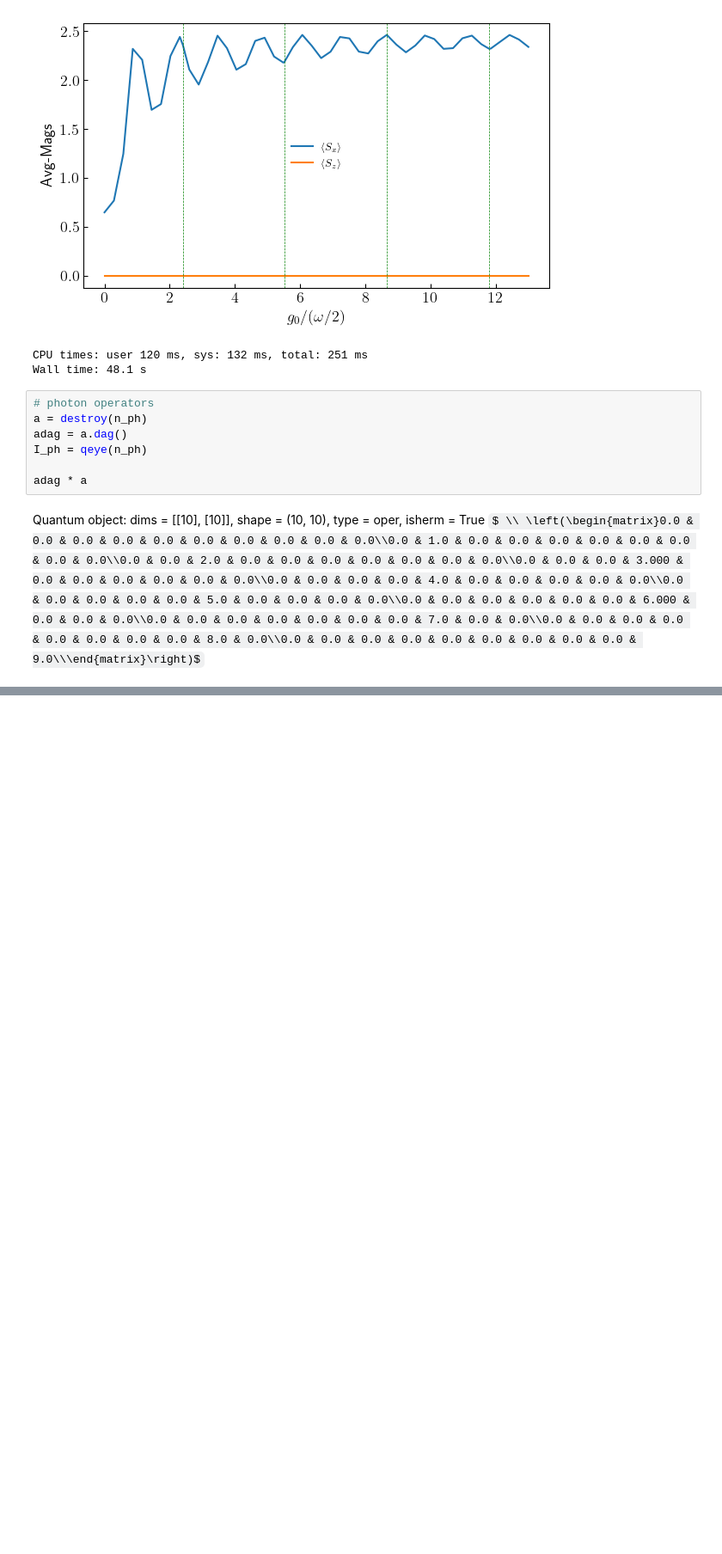
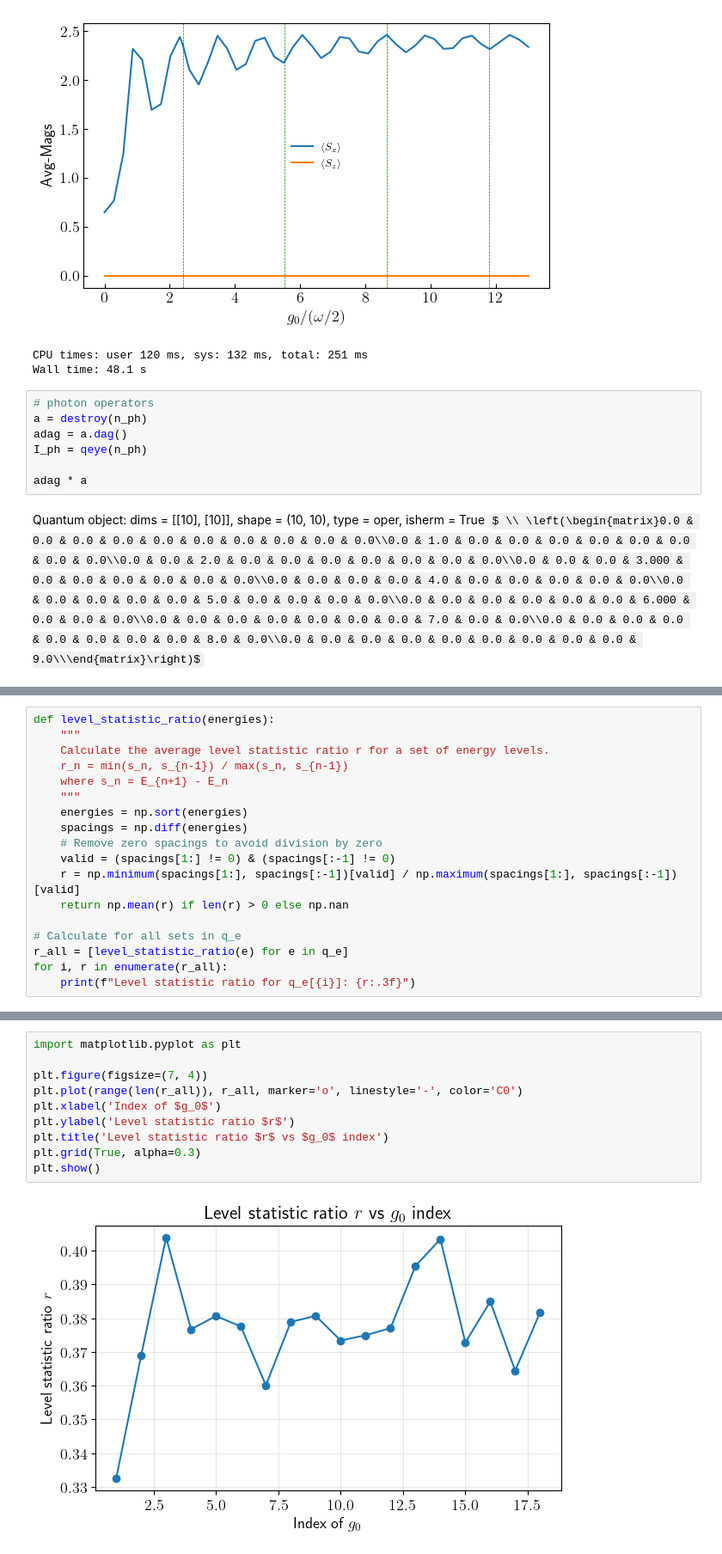
Before and after one commit to rahmahi/DMBL-Engine, a Jupyter notebook: Codes/transverse_photonic_time_evolve_pT.ipynb, the cells around one changed output, grey strips where cells are left out. Shown: that part at 86% size. Drawn from its saved outputs; the diff is of its cells as text; some formulas as TeX source; blank space fills up the shorter version.

```diff
--- a/Codes/transverse_photonic_time_evolve_pT.ipynb
+++ b/Codes/transverse_photonic_time_evolve_pT.ipynb
@@ -913,0 +1326,18 @@ Wall time: 29.3 s
+# %%
+def level_statistic_ratio(energies):
+    """
+    Calculate the average level statistic ratio r for a set of energy levels.
+    r_n = min(s_n, s_{n-1}) / max(s_n, s_{n-1})
+    where s_n = E_{n+1} - E_n
+    """
+    energies = np.sort(energies)
+    spacings = np.diff(energies)
+    # Remove zero spacings to avoid division by zero
+    valid = (spacings[1:] != 0) & (spacings[:-1] != 0)
+    r = np.minimum(spacings[1:], spacings[:-1])[valid] / np.maximum(spacings[1:], spacings[:-1])[valid]
+    return np.mean(r) if len(r) > 0 else np.nan
+
+# Calculate for all sets in q_e
+r_all = [level_statistic_ratio(e) for e in q_e]
+for i, r in enumerate(r_all):
+    print(f"Level statistic ratio for q_e[{i}]: {r:.3f}")
@@ -913,0 +1364,12 @@ Wall time: 29.3 s
+# %%
+import matplotlib.pyplot as plt
+
+plt.figure(figsize=(7, 4))
+plt.plot(range(len(r_all)), r_all, marker='o', linestyle='-', color='C0')
+plt.xlabel('Index of $g_0$')
+plt.ylabel('Level statistic ratio $r$')
+plt.title('Level statistic ratio $r$ vs $g_0$ index')
+plt.grid(True, alpha=0.3)
+plt.show()
+# %% [output]
+[figure, added]
```
Also changed, not shown: parts of 15 cells of this notebook.
